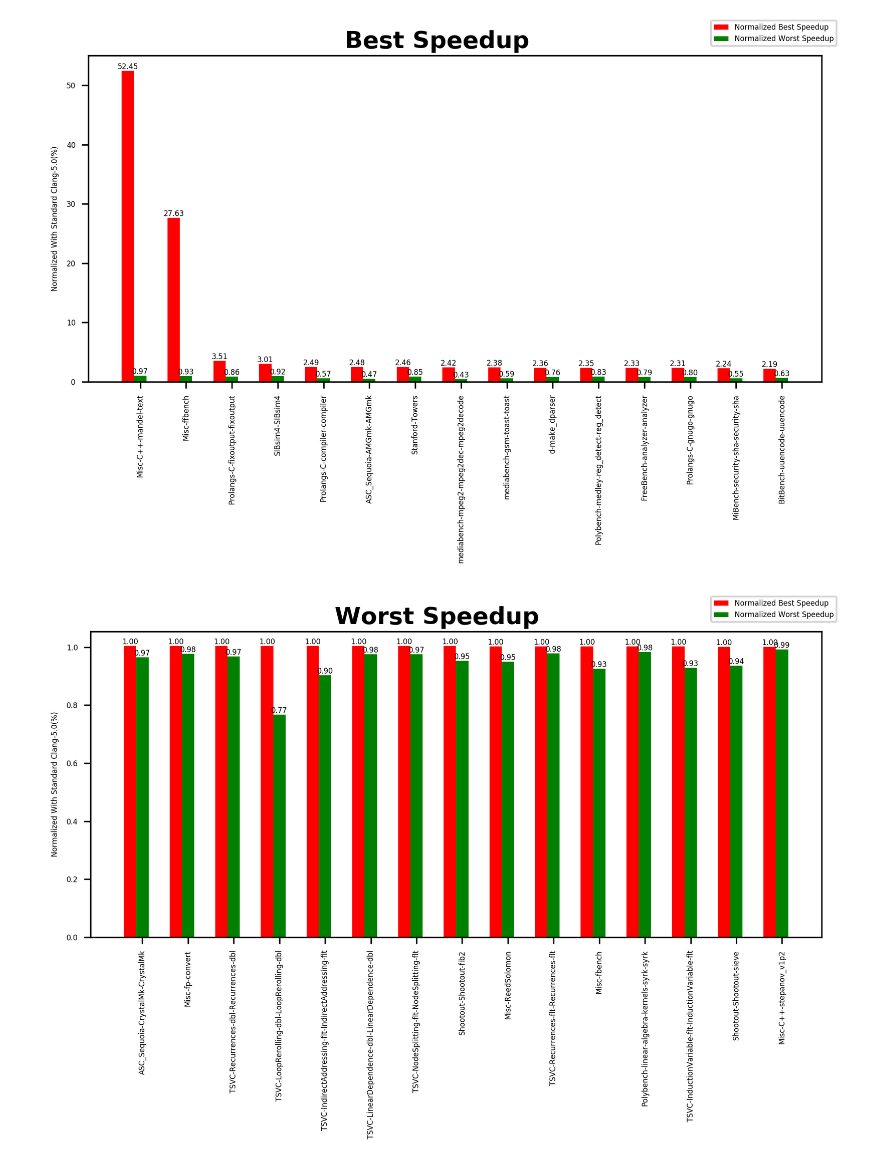
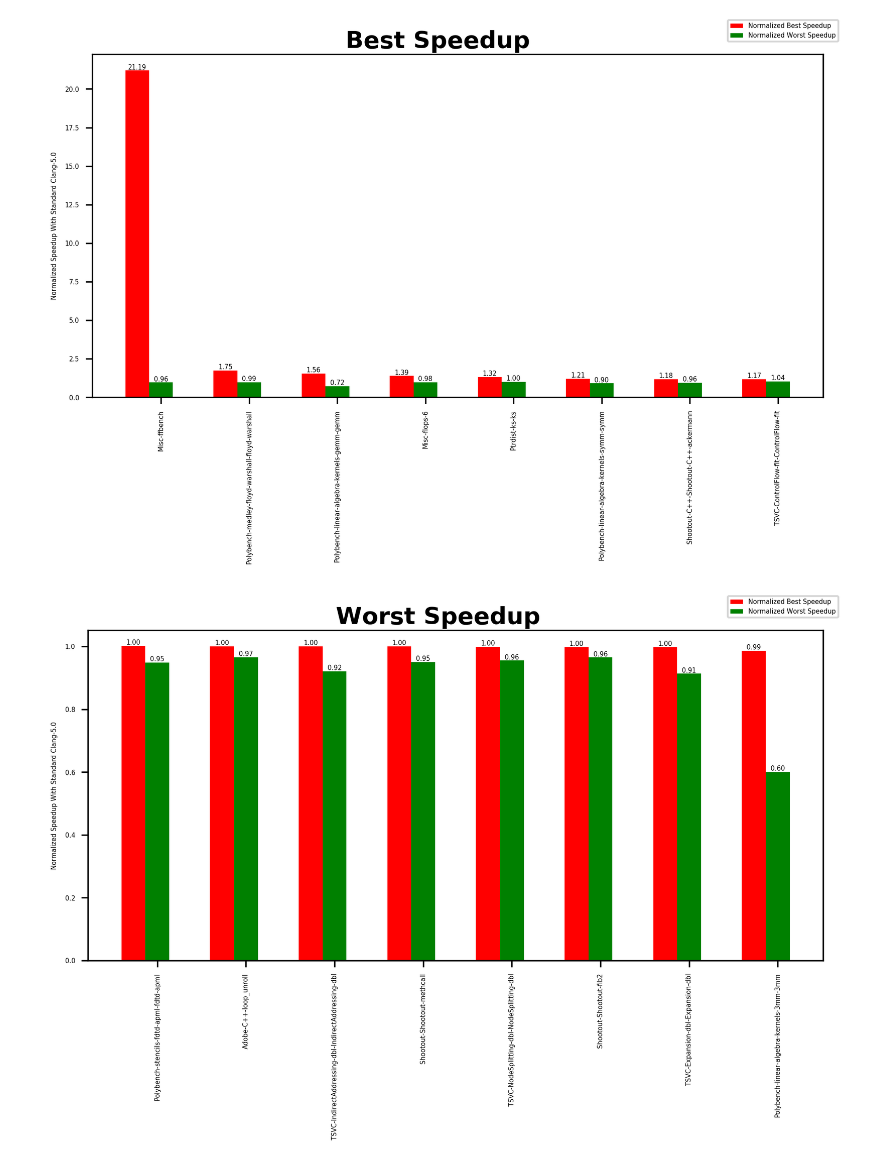
Before and after one commit to JaredCJR/ThesisTools, a Jupyter notebook: RandomSelect/LLVMTestSuiteScript/GraphGen/genGraph.ipynb, the cells around one changed output. Cells and saved outputs as stored; diff of their text form; code cells hidden in the pictures.

Commit message:
Add time filter to genGraph

```diff
--- a/RandomSelect/LLVMTestSuiteScript/GraphGen/genGraph.ipynb
+++ b/RandomSelect/LLVMTestSuiteScript/GraphGen/genGraph.ipynb
@@ -21,12 +21,13 @@ class FileCollector:
         return randomFiles, stdFile
 
 class BenchmarkDictListsGen:
+    TimeLowerBound = 0.4
 
     """
     Return format:
     randomBenchmarks = {"name": [[time, "set"]]} , which the value is sorted by the time,
                                                    the index lower is the faster.
-    stdBenchmarks = [["name", time]]
+    stdBenchmarks = [["name", time]] , which only contains the time > TimeLowerBound
     """
     def genFullInfo(self, randomFiles, stdFile):
         '''Get stdBenchmarks'''
@@ -41,9 +42,12 @@ class BenchmarkDictListsGen:
         for benchmark in tmp:
             buf = []
             # ex. ['CoyoteBench-almabench', ' 29', ' 9.707262638999964']
-            buf.append(benchmark[0]) # name
-            buf.append(float(benchmark[2])) # time
-            stdBenchmarks.append(buf)
+            name = benchmark[0]
+            time = float(benchmark[2])
+            if time > self.TimeLowerBound:
+                buf.append(name)
+                buf.append(time)
+                stdBenchmarks.append(buf)
 
         '''Get randomBenchmarks'''
         # dict with benchmark name as keys
@@ -156,14 +160,14 @@ class GraphDrawer:
             list_1.append(data[1])
             list_2.append(data[2])
         '''Draw'''
-        plt.rc('font', size=4)
+        plt.rc('font', size=3.5)
         fig = plt.figure(dpi=300)
         width = 0.27 # the width of the barspass
         ax = fig.add_subplot(111)
         index = np.arange(len(InputLists))
         rects1 = ax.bar(index, list_1, width, color='r')
         rects2 = ax.bar(index + width, list_2, width, color='g')
-        ax.set_ylabel('Normalized With Standard Clang-5.0(%)')
+        ax.set_ylabel('Normalized Speedup With Standard Clang-5.0')
         fig.suptitle(Title, fontweight='bold', fontsize=13, y=1.03)
         plt.tight_layout()
         ax.set_xticks(index + width)
@@ -190,32 +194,37 @@ class GraphDrawer:
             tmp.append(data[0])
             tmp.append(data[1][0]) # speedup
             tmp.append(data[2][0]) # slow down
             ret.append(tmp)
 
         return ret
 
 
 if __name__ == '__main__':
     # Get input files
     Input = FileCollector()
     randomFiles, stdFile = Input.collect("./input")
     benchmarks = BenchmarkDictListsGen()
     # Get full info about the benchmarks
     randomBenchmarks, stdBenchmarks = benchmarks.genFullInfo(randomFiles, stdFile)
     # Record the best set and its time
     benchmarks.genBestSet(randomBenchmarks, stdBenchmarks, "./output/BestRecord")
     # Get the best and worst info about the benchmarks
     normDescendingList = benchmarks.genBestNormalizedList(randomBenchmarks, stdBenchmarks)
     # Get the 5% values about the best and worst
     FivePercentLen = int(len(normDescendingList)*0.05)
     BestSpeedupList = normDescendingList[:FivePercentLen]
     WorstSpeedupList = normDescendingList[-FivePercentLen:]
     # Draw graph
     drawer = GraphDrawer()
     DrawInput = drawer.dataFormatter(BestSpeedupList)
     drawer.draw(DrawInput, "Best Speedup")
     DrawInput = drawer.dataFormatter(WorstSpeedupList)
     drawer.draw(DrawInput, "Worst Speedup")
+    # Print the Best [name, set]
+    #'''
+    for rec in BestSpeedupList:
+        print("name={}, norm speedup={}, best time={},std time={}\n set={}\n".format(rec[0], rec[1][0], rec[1][2], rec[1][3], rec[1][1]))
+    #'''
 # %% [output]
-[figure, old version]
+[figure, new version]
-[figure, old version]
+[figure, new version]
```
Also changed, not shown: parts of 1 cell of this notebook.
